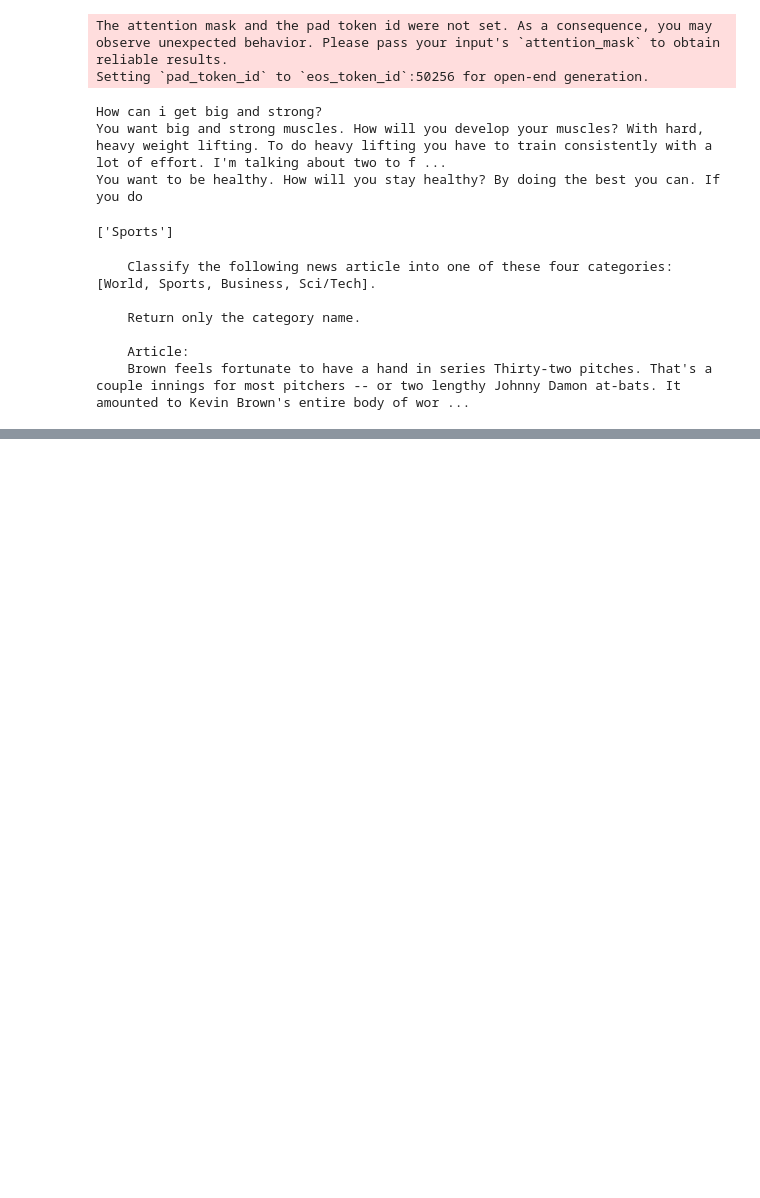
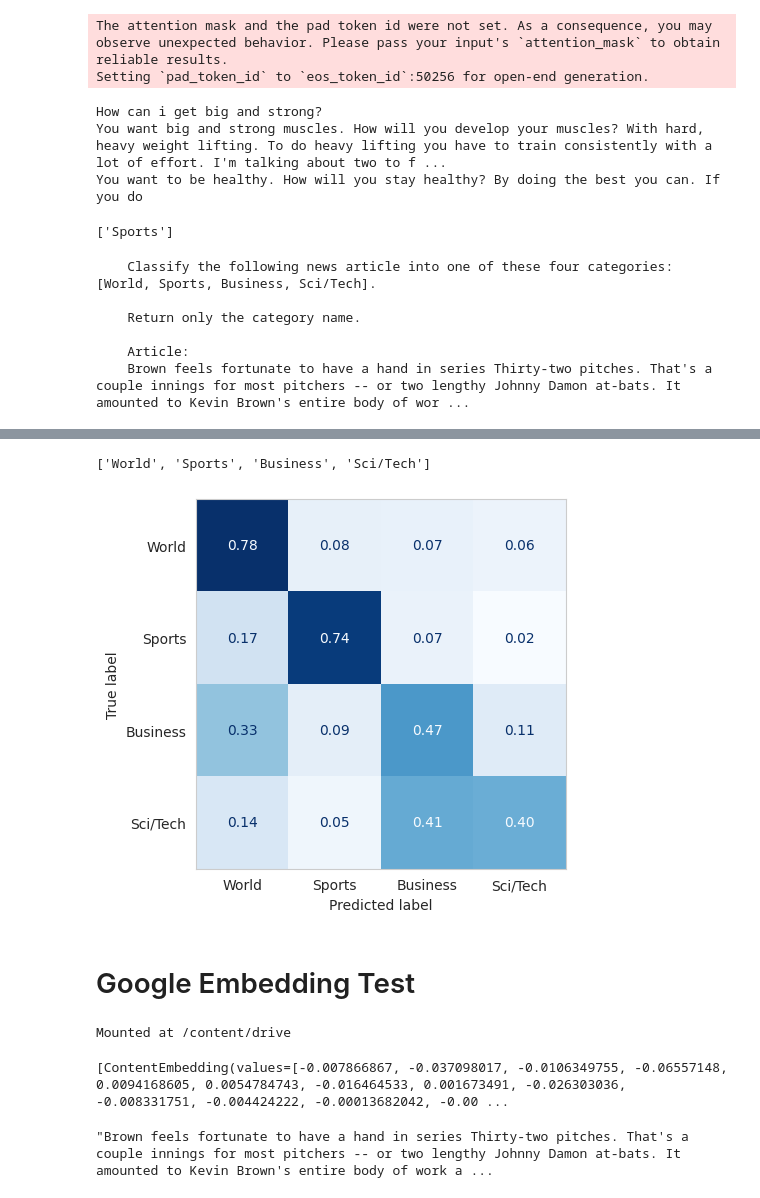
Before and after one commit to DanielHolzwart/Instruction-based-classification-with-Flan-T5-large-model-qlora, a Jupyter notebook: Instruction_based_classification_with_Flan_T5_large_model_+_qlora.ipynb, the cells around one changed output, grey strips where cells are left out. Saved outputs shown, nothing was run; the diff lists cells and outputs as text; code cells hidden in the pictures; blank space fills up the shorter version.

```diff
--- a/Instruction_based_classification_with_Flan_T5_large_model_+_qlora.ipynb
+++ b/Instruction_based_classification_with_Flan_T5_large_model_+_qlora.ipynb
@@ -590,0 +649,15 @@ for example in news_dataset_few:
+# %%
+# get one example text per label
+
+labels = [0,1,2,3]
+label_check = []
+texts = []
+for label, text in zip(news_dataset_train_embedded['label'], news_dataset_train_embedded['text']):
+    if label not in label_check:
+        texts.append(text)
+        label_check.append(label)
+    if len(label_check) == 4:
+        break
+# %%
+# Ensure ordered texts [0 → 1 → 2 → 3], important or cosine similarity
+texts = [texts[label] for label in label_check]
@@ -590,0 +673,18 @@ for example in news_dataset_few:
+# %%
+sim_matrix = cosine_similarity(news_dataset_test_embedded['embeddings'], model.encode(texts))
+y_pred = np.argmax(sim_matrix, axis = 1)
+# %%
+labels_chr
+# %% [output]
+['World', 'Sports', 'Business', 'Sci/Tech']
+# %%
+report(y_pred, y_true, labels_chr)
+# %% [output]
+[figure, added]
+# %% [markdown]
+# Google Embedding Test
+# %%
+from google.colab import drive
+drive.mount('/content/drive')
+# %% [output]
+Mounted at /content/drive
@@ -590,0 +694,17 @@ for example in news_dataset_few:
+# %%
+from google import genai
+
+client = genai.Client(api_key=api_key)
+
+result = client.models.embed_content(
+        model="gemini-embedding-exp-03-07",
+        contents=news_dataset['train']['text'][:2],
+)
+
+print(result.embeddings)
+# %% [output]
+[ContentEmbedding(values=[-0.007866867, -0.037098017, -0.0106349755, -0.06557148, 0.0094168605, 0.0054784743, -0.016464533, 0.001673491, -0.026303036, -0.008331751, -0.004424222, -0.00013682042, -0.00 ...
+# %%
+news_dataset['train']['text'][0]
+# %% [output]
+"Brown feels fortunate to have a hand in series Thirty-two pitches. That's a couple innings for most pitchers -- or two lengthy Johnny Damon at-bats. It amounted to Kevin Brown's entire body of work a ...
```
Also changed, not shown: parts of 22 cells of this notebook.
